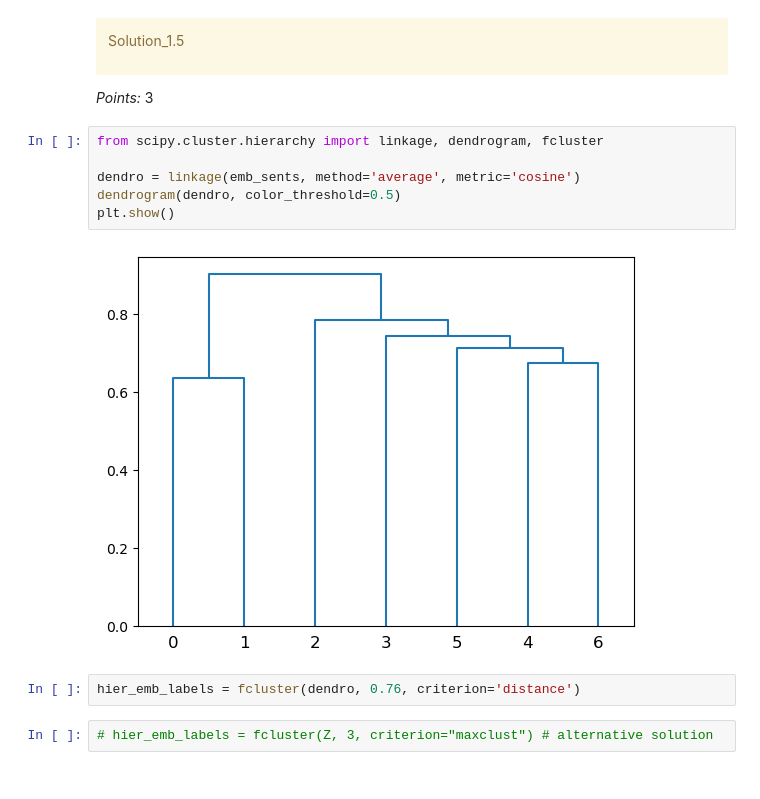
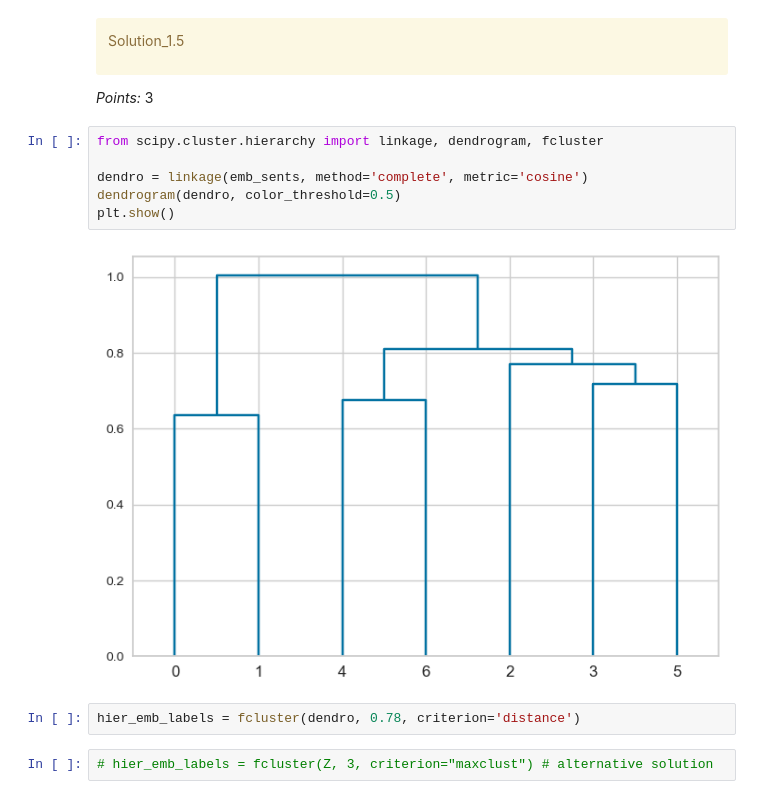
Before and after one commit to Hanson-Sun/cpsc330-hw6, a Jupyter notebook: hw6.ipynb, the cells around one changed output. Cells and saved outputs as stored; diff of their text form.

```diff
--- a/hw6.ipynb
+++ b/hw6.ipynb
@@ -436,13 +436,13 @@ _Points:_ 3
 # %%
 from scipy.cluster.hierarchy import linkage, dendrogram, fcluster
 
-dendro = linkage(emb_sents, method='average', metric='cosine')
+dendro = linkage(emb_sents, method='complete', metric='cosine')
 dendrogram(dendro, color_threshold=0.5)
 plt.show()
 # %% [output]
-[figure, old version]
+[figure, new version]
 # %%
-hier_emb_labels = fcluster(dendro, 0.76, criterion='distance')
+hier_emb_labels = fcluster(dendro, 0.78, criterion='distance')
 # %%
 # hier_emb_labels = fcluster(Z, 3, criterion="maxclust") # alternative solution
 # %%
```
Also changed, not shown: parts of 23 cells of this notebook, 1 other file.
